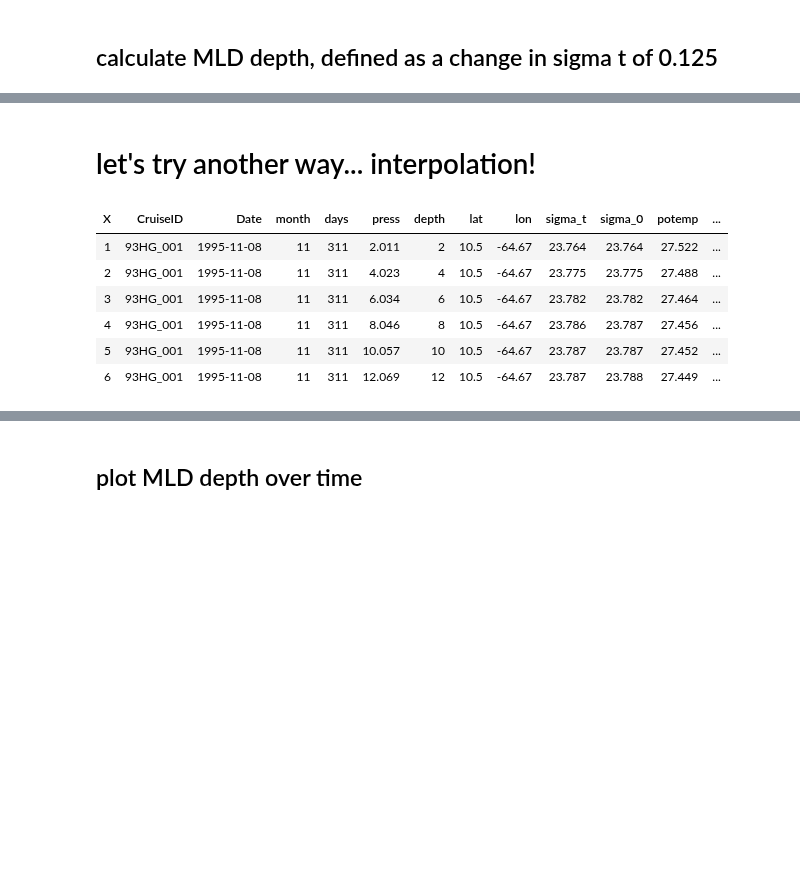
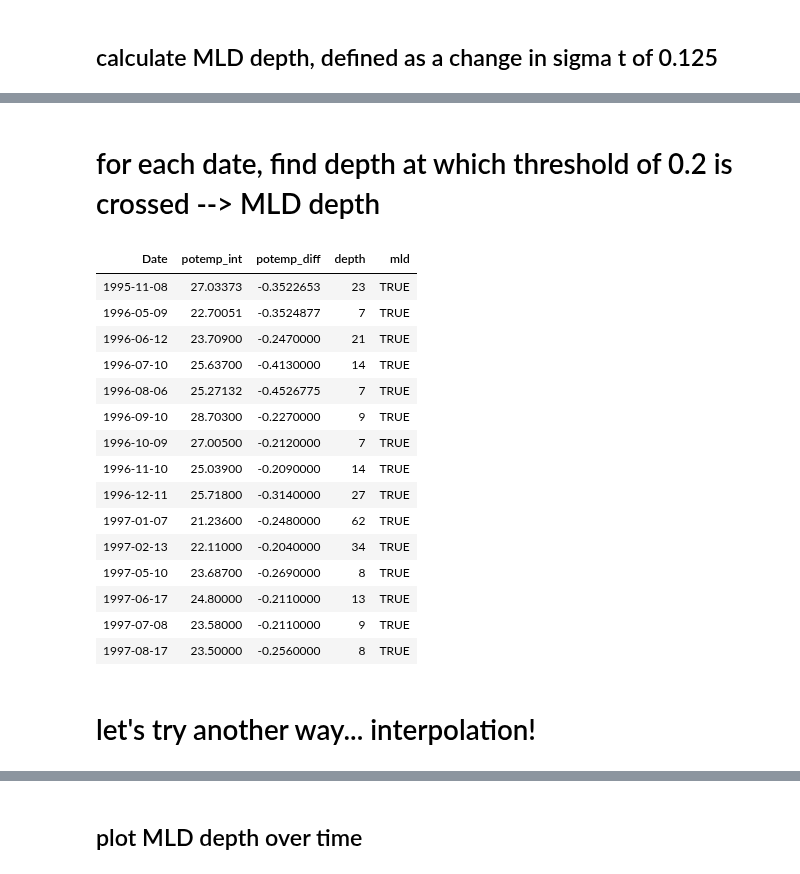
Before and after one commit to ben1post/BennyPhD, a Jupyter notebook: CaRiaco/RegimeShiftNotebooks/MLD_timeseries_analysis.R.ipynb, the cells around one changed output, grey strips where cells are left out. Drawn from its saved outputs; the diff is of its cells as text; code cells hidden in the pictures; blank space fills up the shorter version.

Commit message:
Finalizing Model Forcing with new MLD data
completely reworked the model forcing using new data

```diff
--- a/CaRiaco/RegimeShiftNotebooks/MLD_timeseries_analysis.R.ipynb
+++ b/CaRiaco/RegimeShiftNotebooks/MLD_timeseries_analysis.R.ipynb
@@ -31,0 +49,6 @@ mld_depth <- ctd %>%
+# %%
+zz <- seq(0, 200, 1)
+# %%
+ctd_int <- ctd %>%
+    group_by(Date) %>%
+    do(data.frame(potemp_int = with(.,oceApprox(depth, potemp, zz, "rr")), depth = zz))
@@ -31,0 +67,4 @@ mld_depth <- ctd %>%
+# %%
+ctd_diff <- ctd_int %>%
+    group_by(Date) %>%
+    do(data.frame( potemp_int = .$potemp_int, potemp_diff = c(NA,diff(.$potemp_int)), depth = .$depth))
@@ -32,3 +91,31 @@ mld_depth <- ctd %>%
+# %% [markdown]
+# for each date, find depth at which threshold of 0.2 is crossed --> MLD depth
+# %%
+mld_depth <- ctd_diff %>%
+    group_by(Date) %>%
+    filter(depth > 6) %>%
+    mutate(mld = potemp_diff >= 0.2 | potemp_diff <= -0.2) %>% # create new column that gives "True" for values at MLD
+    filter(mld == T) %>% # only take "True" values
+    slice(1) # takes the first occurrence
+# %%
+head(mld_depth, n = 15)
+# %% [output]
+| Date | potemp_int | potemp_diff | depth | mld |
+| 1995-11-08 | 27.03373 | -0.3522653 | 23 | TRUE |
+| 1996-05-09 | 22.70051 | -0.3524877 | 7 | TRUE |
+| 1996-06-12 | 23.70900 | -0.2470000 | 21 | TRUE |
+| 1996-07-10 | 25.63700 | -0.4130000 | 14 | TRUE |
+| 1996-08-06 | 25.27132 | -0.4526775 | 7 | TRUE |
+| 1996-09-10 | 28.70300 | -0.2270000 | 9 | TRUE |
+| 1996-10-09 | 27.00500 | -0.2120000 | 7 | TRUE |
+| 1996-11-10 | 25.03900 | -0.2090000 | 14 | TRUE |
+| 1996-12-11 | 25.71800 | -0.3140000 | 27 | TRUE |
+| 1997-01-07 | 21.23600 | -0.2480000 | 62 | TRUE |
+| 1997-02-13 | 22.11000 | -0.2040000 | 34 | TRUE |
+| 1997-05-10 | 23.68700 | -0.2690000 | 8 | TRUE |
+| 1997-06-17 | 24.80000 | -0.2110000 | 13 | TRUE |
+| 1997-07-08 | 23.58000 | -0.2110000 | 9 | TRUE |
+| 1997-08-17 | 23.50000 | -0.2560000 | 8 | TRUE |
 # %% [markdown]
 # let's try another way... interpolation!
 # %%
@@ -44,10 +128,0 @@ library(castr, warn.conflicts = FALSE)
-# %%
-head(ctd)
-# %% [output]
-| X | CruiseID | Date | month | days | press | depth | lat | lon | sigma_t | sigma_0 | potemp | ... |
-| 1 | 93HG_001 | 1995-11-08 | 11 | 311 | 2.011 | 2 | 10.5 | -64.67 | 23.764 | 23.764 | 27.522 | ... |
-| 2 | 93HG_001 | 1995-11-08 | 11 | 311 | 4.023 | 4 | 10.5 | -64.67 | 23.775 | 23.775 | 27.488 | ... |
-| 3 | 93HG_001 | 1995-11-08 | 11 | 311 | 6.034 | 6 | 10.5 | -64.67 | 23.782 | 23.782 | 27.464 | ... |
-| 4 | 93HG_001 | 1995-11-08 | 11 | 311 | 8.046 | 8 | 10.5 | -64.67 | 23.786 | 23.787 | 27.456 | ... |
-| 5 | 93HG_001 | 1995-11-08 | 11 | 311 | 10.057 | 10 | 10.5 | -64.67 | 23.787 | 23.787 | 27.452 | ... |
-| 6 | 93HG_001 | 1995-11-08 | 11 | 311 | 12.069 | 12 | 10.5 | -64.67 | 23.787 | 23.788 | 27.449 | ... |
```
Also changed, not shown: parts of 14 cells of this notebook, 9 other files.
